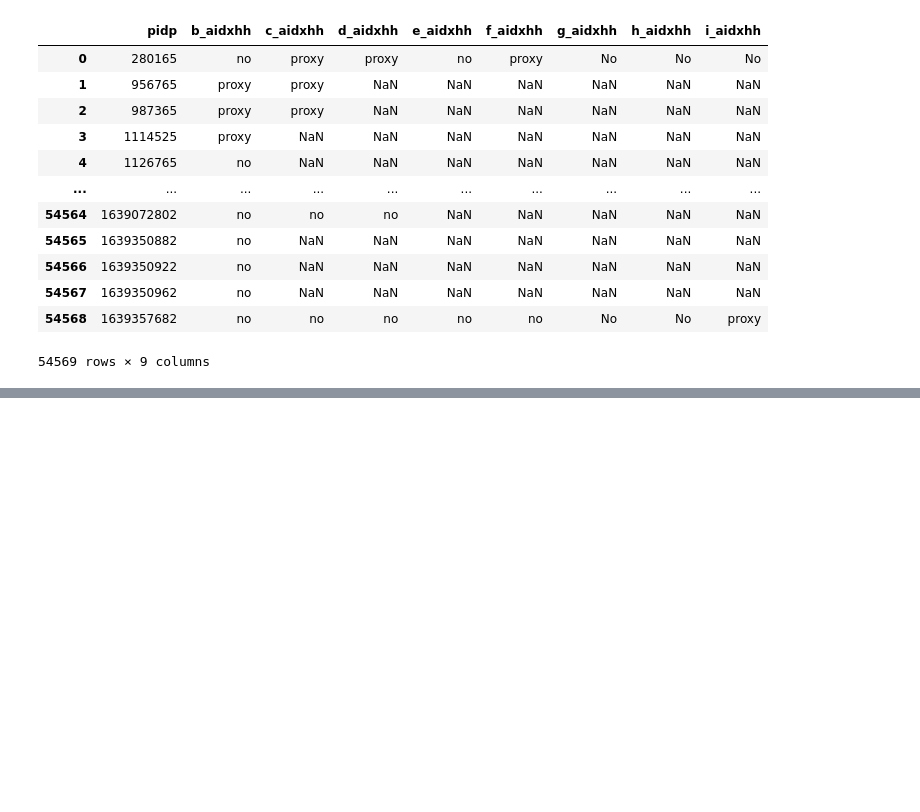
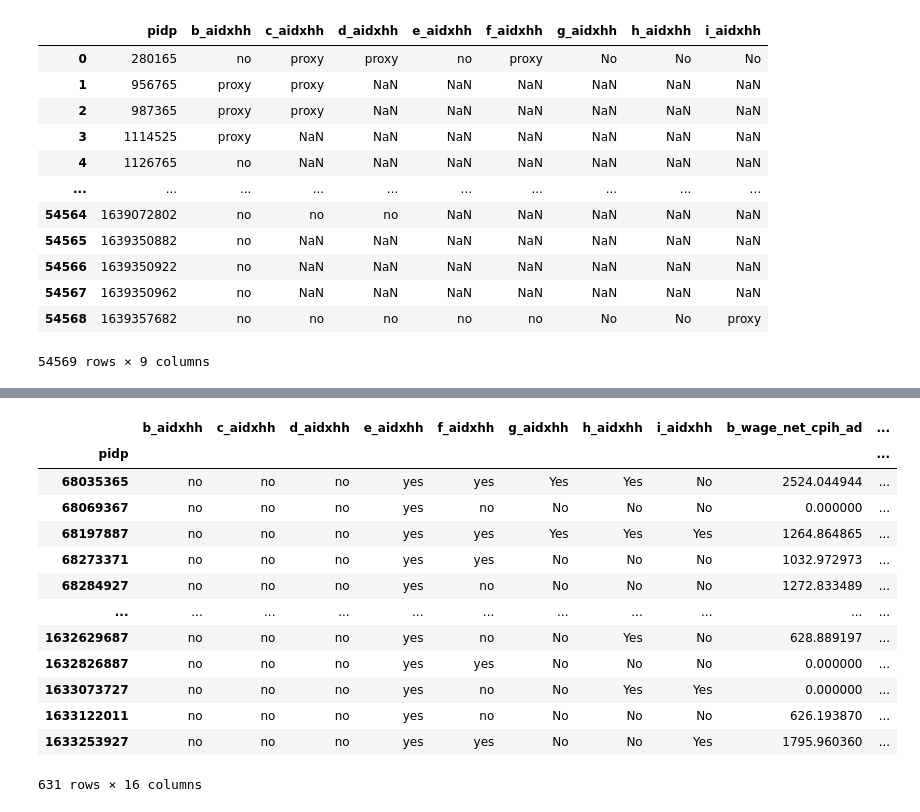
Before and after one commit to centre-for-care/costofcare, a Jupyter notebook: Synthetic_control_review.ipynb, the cells around one changed output, grey strips where cells are left out. Cells and saved outputs as stored; diff of their text form; code cells hidden in the pictures; blank space fills up the shorter version.

Commit message:
selecting treated cases

```diff
--- a/Synthetic_control_review.ipynb
+++ b/Synthetic_control_review.ipynb
@@ -365,3 +366,7 @@ df_care
 | 54567 | 1639350962 | no | NaN | NaN | NaN | NaN | NaN | NaN | NaN |
 | 54568 | 1639357682 | no | no | no | no | no | No | No | proxy |
 54569 rows × 9 columns
+# %%
+test_data = df_care.merge(df_netwage, on='pidp').dropna()
+# %%
+test_data = test_data.set_index('pidp')
@@ -367,0 +390,18 @@ df_care
+# %%
+idx = (test_data.iloc[:,:3] == 'yes').any(axis=1)
+test_data.loc[(test_data['e_aidxhh'] == 'yes') & ~idx] # these are our treated cases!
+# %% [output]
+|  | b_aidxhh | c_aidxhh | d_aidxhh | e_aidxhh | f_aidxhh | g_aidxhh | h_aidxhh | i_aidxhh | b_wage_net_cpih_ad | ... |
+| pidp |  |  |  |  |  |  |  |  |  | ... |
+| 68035365 | no | no | no | yes | yes | Yes | Yes | No | 2524.044944 | ... |
+| 68069367 | no | no | no | yes | no | No | No | No | 0.000000 | ... |
+| 68197887 | no | no | no | yes | yes | Yes | Yes | Yes | 1264.864865 | ... |
+| 68273371 | no | no | no | yes | yes | No | No | No | 1032.972973 | ... |
+| 68284927 | no | no | no | yes | no | No | No | No | 1272.833489 | ... |
+| ... | ... | ... | ... | ... | ... | ... | ... | ... | ... | ... |
+| 1632629687 | no | no | no | yes | no | No | Yes | No | 628.889197 | ... |
+| 1632826887 | no | no | no | yes | yes | No | No | No | 0.000000 | ... |
+| 1633073727 | no | no | no | yes | no | No | Yes | Yes | 0.000000 | ... |
+| 1633122011 | no | no | no | yes | no | No | No | No | 626.193870 | ... |
+| 1633253927 | no | no | no | yes | yes | No | No | Yes | 1795.960360 | ... |
+631 rows × 16 columns
```
Also changed, not shown: parts of 8 cells of this notebook.
